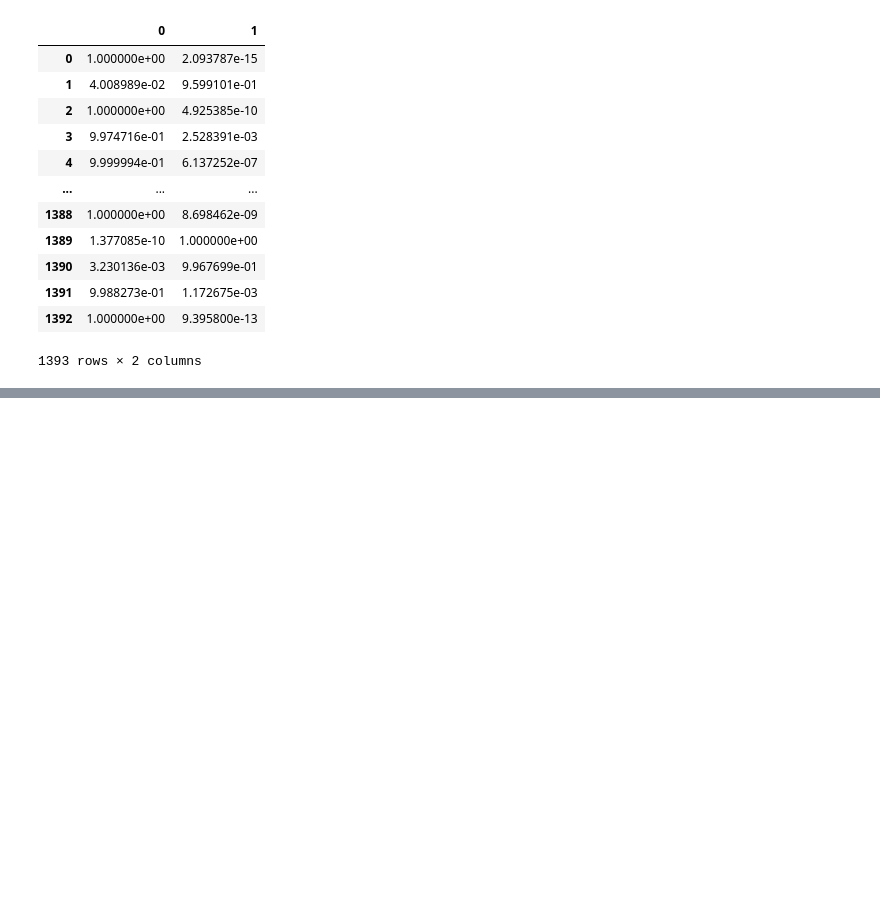
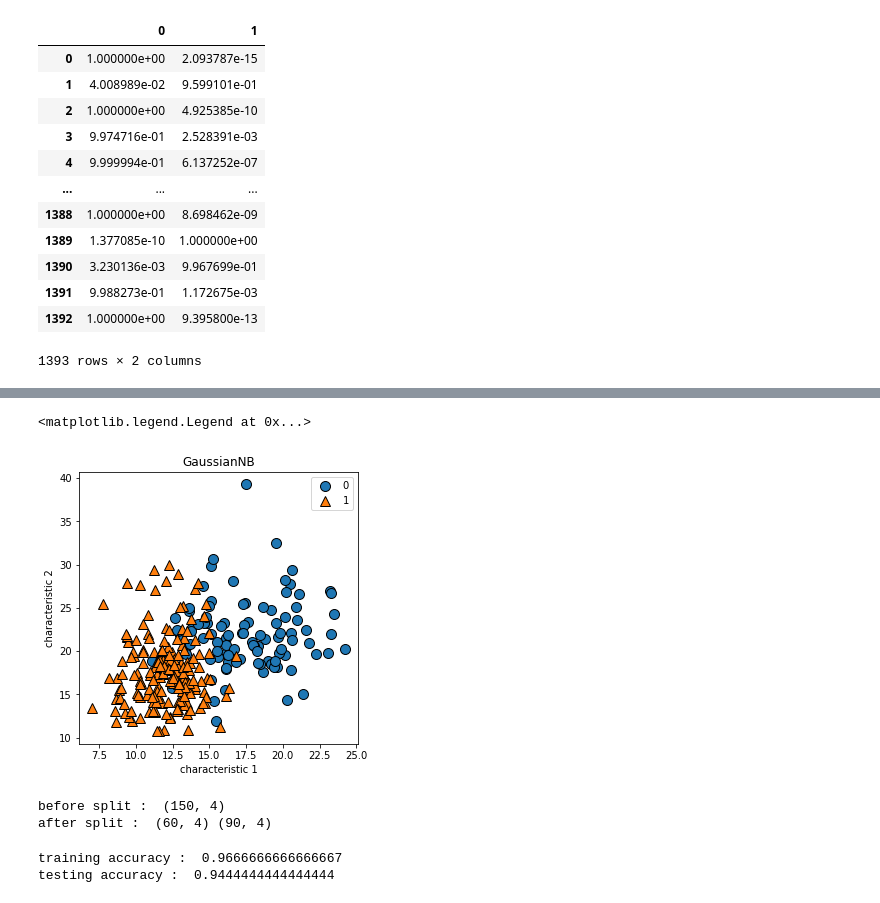
Before and after one commit to apple0626/Machine_Learning, a Jupyter notebook: Parametric_Classification.ipynb, the cells around one changed output, grey strips where cells are left out. Saved outputs shown, nothing was run; the diff lists cells and outputs as text; code cells hidden in the pictures; blank space fills up the shorter version.

```diff
--- a/Parametric_Classification.ipynb
+++ b/Parametric_Classification.ipynb
@@ -184,0 +204,3 @@ pd.DataFrame(nb.predict_proba(X_test_dtm))
+# %%
+from sklearn.datasets import load_breast_cancer
+cancer = load_breast_cancer()
@@ -184,0 +224,10 @@ pd.DataFrame(nb.predict_proba(X_test_dtm))
+# %%
+fig, axes = plt.subplots(1, 1, figsize=(5,5))
+mglearn.discrete_scatter(X_test[:, 0], X_test[:,1], y_test)
+axes.set_title(gnb.__class__.__name__)
+axes.set_xlabel('characteristic 1')
+axes.set_ylabel('characteristic 2')
+axes.legend()
+# %% [output]
+<matplotlib.legend.Legend at 0x...>
+[figure, added]
@@ -184,0 +237,17 @@ pd.DataFrame(nb.predict_proba(X_test_dtm))
+# %%
+X = iris.data
+y = iris.target
+print('before split : ', X.shape)
+
+X_train, X_test, y_train, y_test = train_test_split(X, y, random_state = 0, test_size = 0.6)
+print('after split : ', X_train.shape, X_test.shape)
+# %% [output]
+before split :  (150, 4)
+after split :  (60, 4) (90, 4)
+# %%
+gnb = GaussianNB().fit(X_train, y_train)
+print('training accuracy : ', gnb.score(X_train, y_train))
+print('testing accuracy : ', gnb.score(X_test, y_test))
+# %% [output]
+training accuracy :  0.9666666666666667
+testing accuracy :  0.9444444444444444
```
Also changed, not shown: parts of 8 cells of this notebook.
